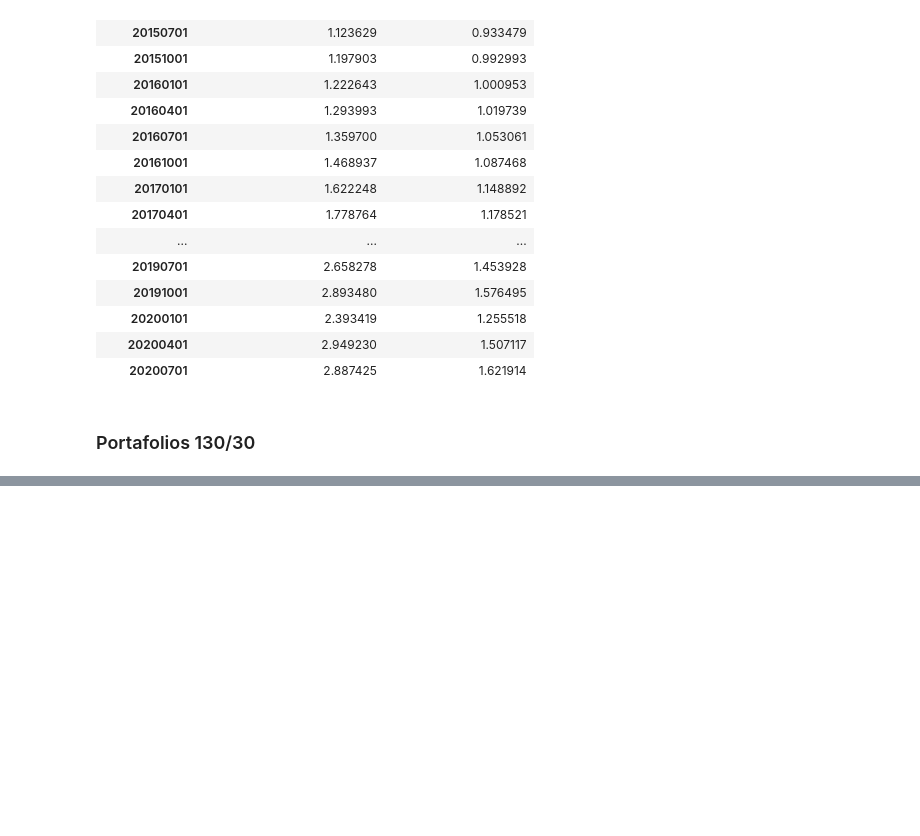
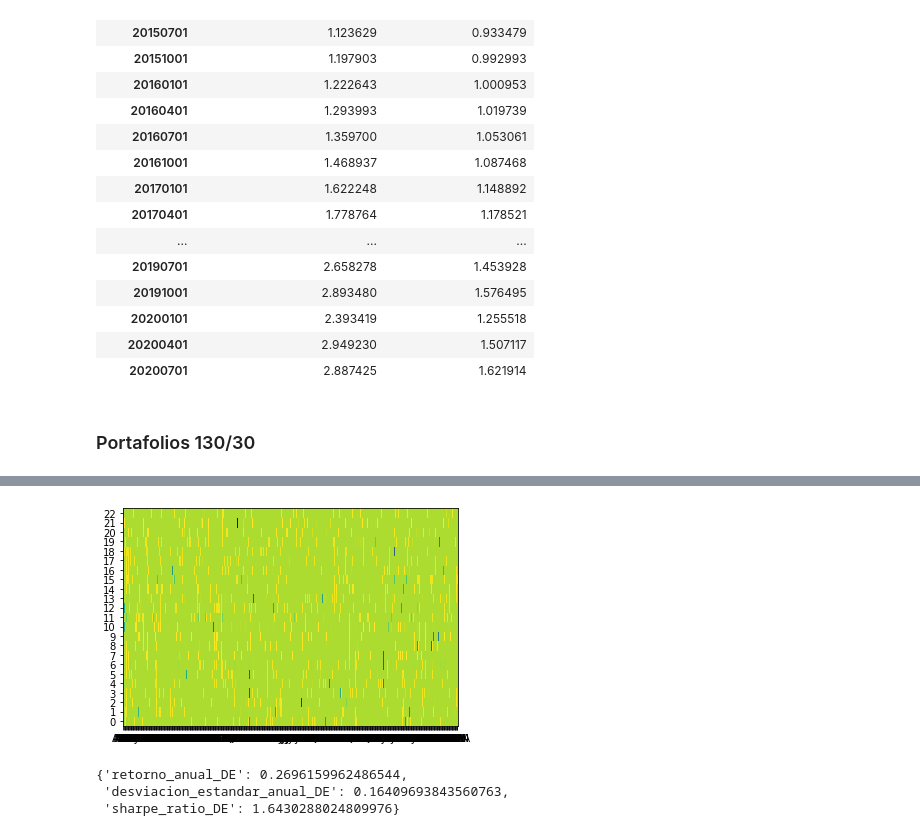
Before and after one commit to efvillar/Metaheuristic-Portfolio-Optimization, a Jupyter notebook: 1 Comparacion de Inversiones.ipynb, the cells around one changed output, grey strips where cells are left out. Cells and saved outputs as stored; diff of their text form; code cells hidden in the pictures; blank space fills up the shorter version.

```diff
--- a/1 Comparacion de Inversiones.ipynb
+++ b/1 Comparacion de Inversiones.ipynb
@@ -778,3 +778,5 @@ rendimientos_acu[['retorno_trim_acum_markowitz','retorno_trim_acum_syp']]
 | 20200701 | 2.887425 | 1.621914 |
 # %% [markdown]
 ### Portafolios 130/30
+# %%
+pesos_DE = pd.read_csv('./salida/portfolios_DE.csv')
@@ -780,0 +804,7 @@ rendimientos_acu[['retorno_trim_acum_markowitz','retorno_trim_acum_syp']]
+# %%
+plt.pcolor(pesos_DE)
+plt.yticks(np.arange(0.5, len(pesos_DE.index), 1), pesos_DE.index)
+plt.xticks(np.arange(0.5, len(pesos_DE.columns), 1), pesos_DE.columns)
+plt.show()
+# %% [output]
+[figure, added]
@@ -780,0 +822,6 @@ rendimientos_acu[['retorno_trim_acum_markowitz','retorno_trim_acum_syp']]
+# %%
+media_vol_portafolioDE(prueba1, pesos_DE.loc[0], 0)
+# %% [output]
+{'retorno_anual_DE': 0.2696159962486544,
+ 'desviacion_estandar_anual_DE': 0.16409693843560763,
+ 'sharpe_ratio_DE': 1.6430288024809976}
```
Also changed, not shown: parts of 22 cells of this notebook, 3 other files.
